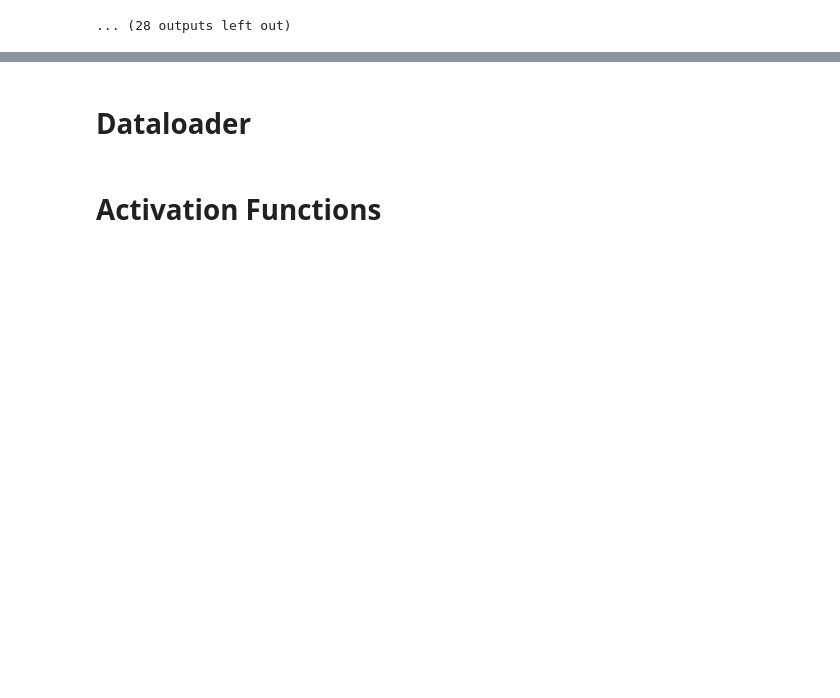
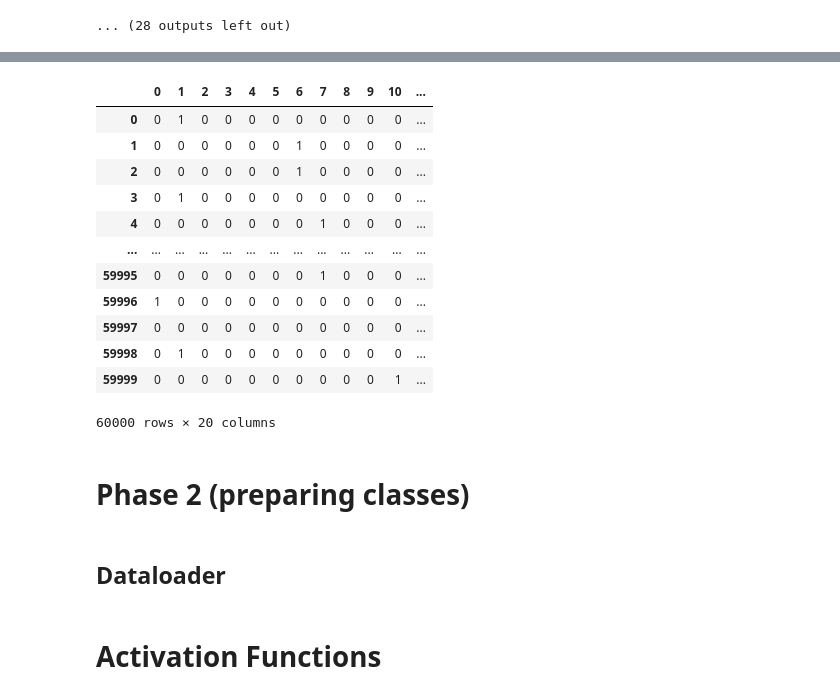
Before and after one commit to salsina/image-detection-using-neural-networks-AI-CA4, a Jupyter notebook: AI-neural-networks.ipynb, the cells around one changed output, grey strips where cells are left out. Drawn from its saved outputs; the diff is of its cells as text; code cells hidden in the pictures; blank space fills up the shorter version.

```diff
--- a/AI-neural-networks.ipynb
+++ b/AI-neural-networks.ipynb
@@ -76,5 +121,25 @@ image class:  5
+# %%
+y = pd.get_dummies(train_labels['0'])
+z = y.sample(frac=1).reset_index(drop=True)
+z
+# %% [output]
+|  | 0 | 1 | 2 | 3 | 4 | 5 | 6 | 7 | 8 | 9 | 10 | ... |
+| 0 | 0 | 1 | 0 | 0 | 0 | 0 | 0 | 0 | 0 | 0 | 0 | ... |
+| 1 | 0 | 0 | 0 | 0 | 0 | 0 | 1 | 0 | 0 | 0 | 0 | ... |
+| 2 | 0 | 0 | 0 | 0 | 0 | 0 | 1 | 0 | 0 | 0 | 0 | ... |
+| 3 | 0 | 1 | 0 | 0 | 0 | 0 | 0 | 0 | 0 | 0 | 0 | ... |
+| 4 | 0 | 0 | 0 | 0 | 0 | 0 | 0 | 1 | 0 | 0 | 0 | ... |
+| ... | ... | ... | ... | ... | ... | ... | ... | ... | ... | ... | ... | ... |
+| 59995 | 0 | 0 | 0 | 0 | 0 | 0 | 0 | 1 | 0 | 0 | 0 | ... |
+| 59996 | 1 | 0 | 0 | 0 | 0 | 0 | 0 | 0 | 0 | 0 | 0 | ... |
+| 59997 | 0 | 0 | 0 | 0 | 0 | 0 | 0 | 0 | 0 | 0 | 0 | ... |
+| 59998 | 0 | 1 | 0 | 0 | 0 | 0 | 0 | 0 | 0 | 0 | 0 | ... |
+| 59999 | 0 | 0 | 0 | 0 | 0 | 0 | 0 | 0 | 0 | 0 | 1 | ... |
+60000 rows × 20 columns
+# %% [markdown]
+<h1>Phase 2 (preparing classes)</h1>
 # %% [markdown]
-# Dataloader
+<h2>Dataloader</h2>
 # %%
 class Dataloader:
 
```
Also changed, not shown: parts of 9 cells of this notebook.
